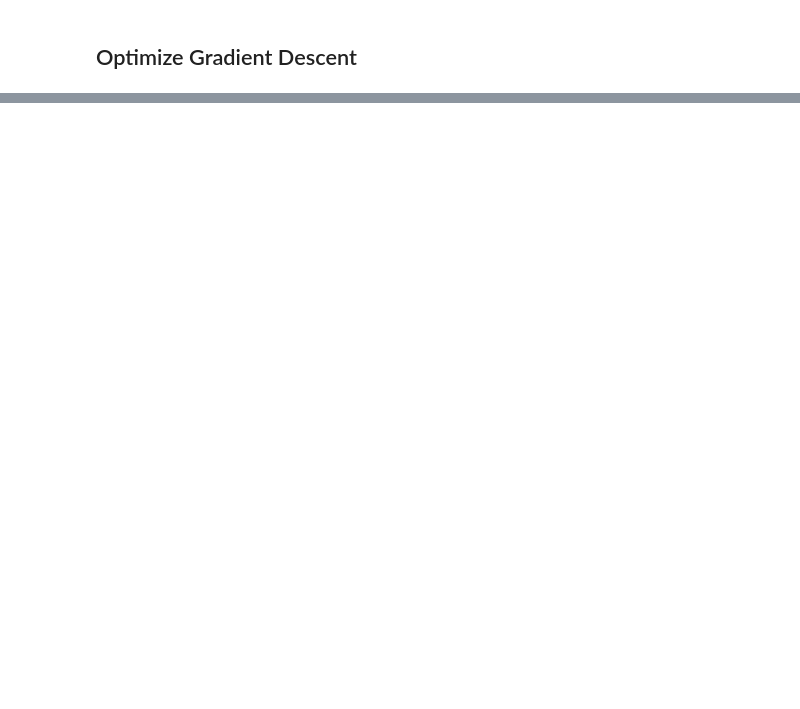
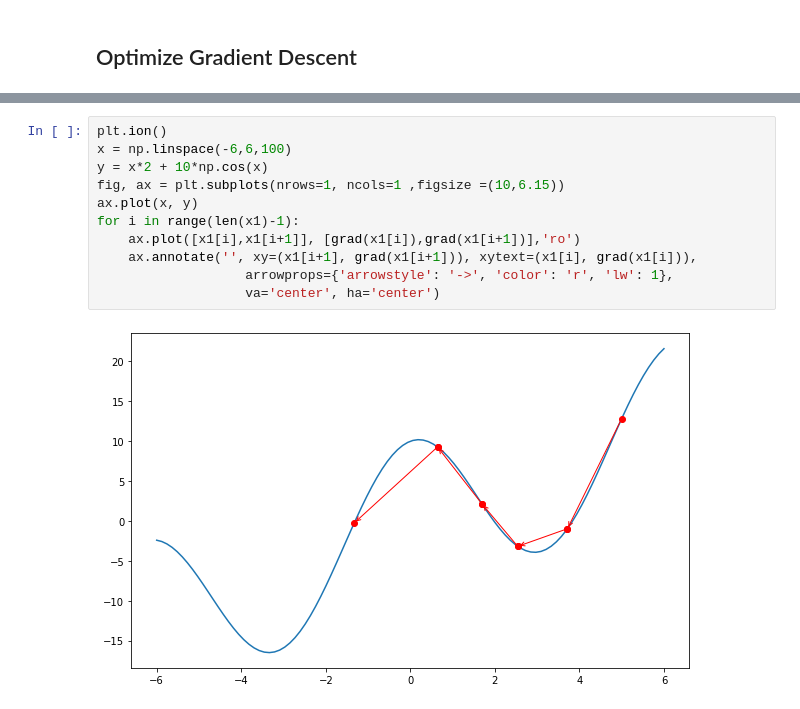
Before and after one commit to thinhngo2106/ML-code, a Jupyter notebook: Gradient Descent/Gradient Descent 2.ipynb, the cells around one changed output, grey strips where cells are left out. Cells and saved outputs as stored; diff of their text form; blank space fills up the shorter version.

```diff
--- a/Gradient Descent/Gradient Descent 2.ipynb
+++ b/Gradient Descent/Gradient Descent 2.ipynb
@@ -139,3 +159,16 @@ x1
+# %%
+plt.ion()
+x = np.linspace(-6,6,100)
+y = x*2 + 10*np.cos(x)
+fig, ax = plt.subplots(nrows=1, ncols=1 ,figsize =(10,6.15))
+ax.plot(x, y)
+for i in range(len(x1)-1):
+    ax.plot([x1[i],x1[i+1]], [grad(x1[i]),grad(x1[i+1])],'ro')
+    ax.annotate('', xy=(x1[i+1], grad(x1[i+1])), xytext=(x1[i], grad(x1[i])),
+                   arrowprops={'arrowstyle': '->', 'color': 'r', 'lw': 1},
+                   va='center', ha='center')
+# %% [output]
+[figure, added]
 # %%
 plt.ion()
 x = np.linspace(-6,6,100)
```
Also changed, not shown: parts of 8 cells of this notebook, 1 other file.
